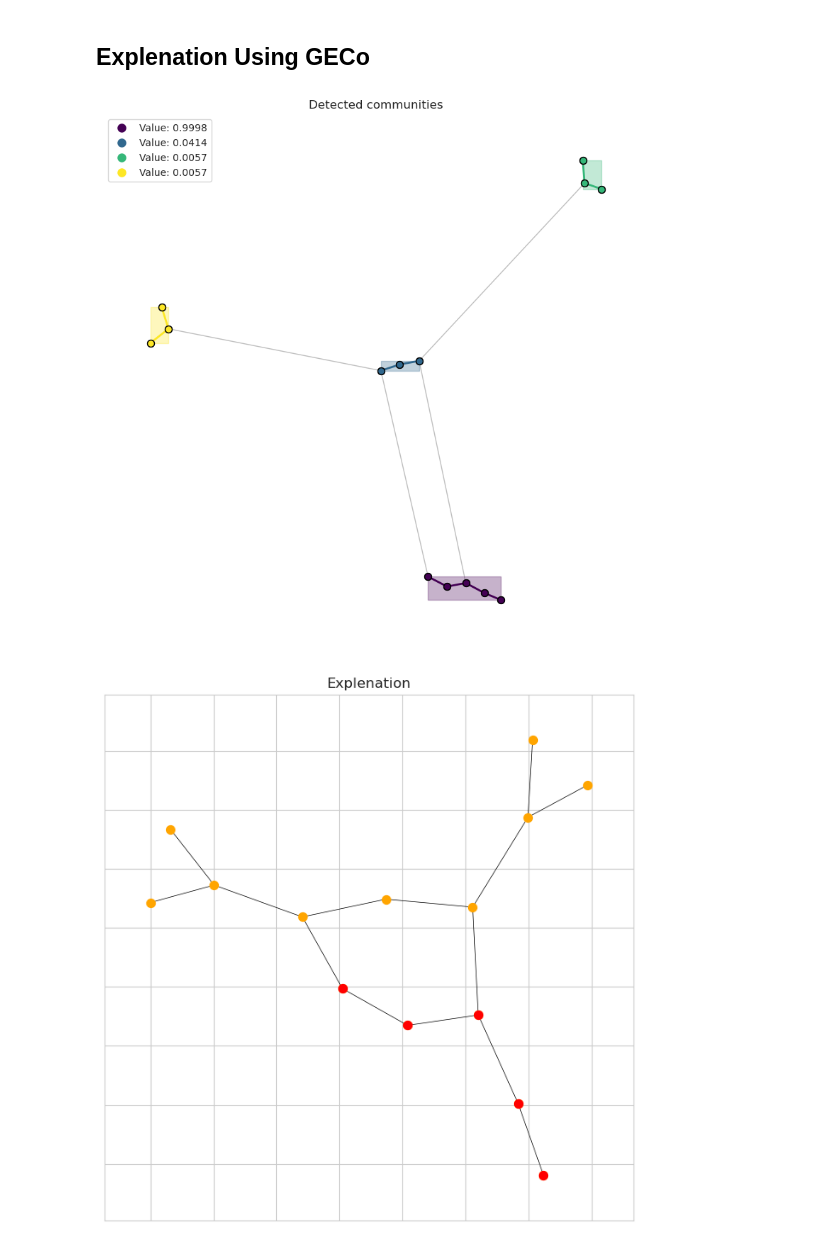
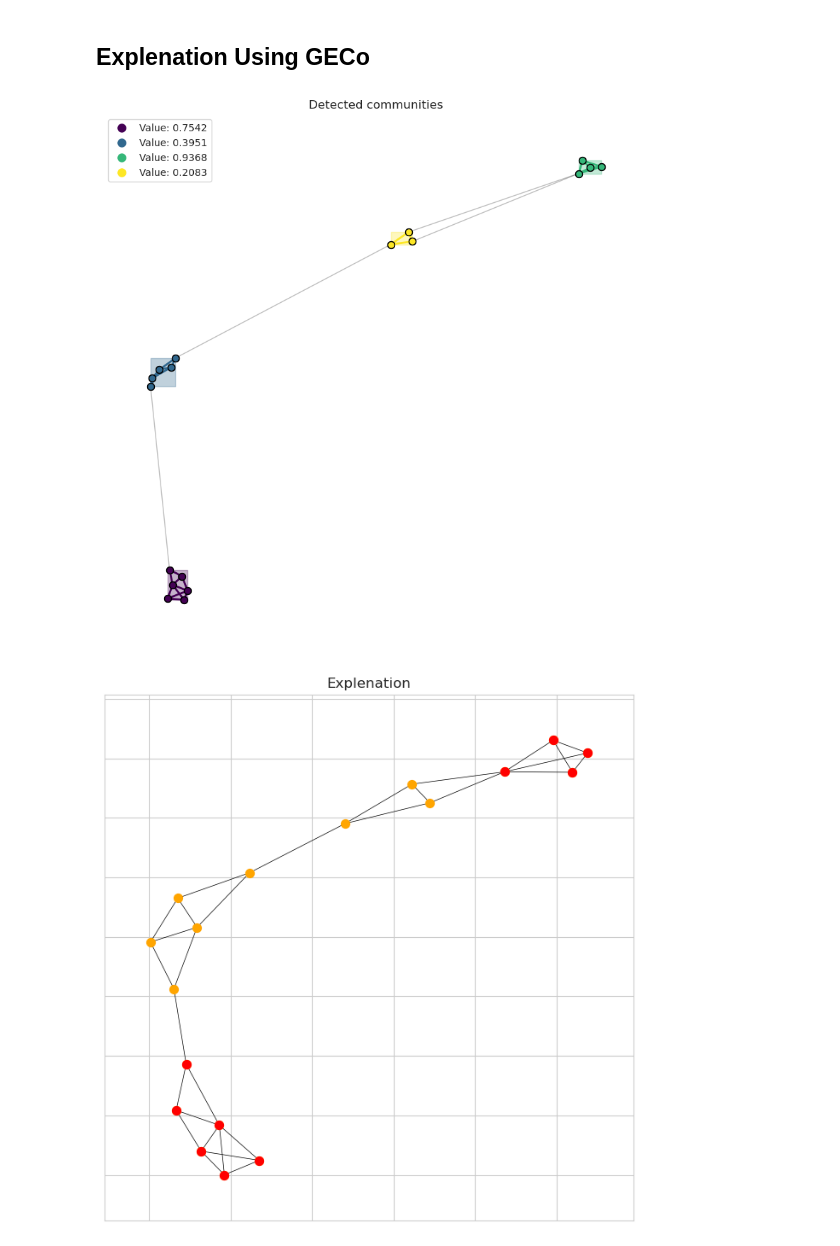
Before and after one commit to salvatorecalderaro/geco_explainer, a Jupyter notebook: example.ipynb, the cells around one changed output. Saved outputs shown, nothing was run; the diff lists cells and outputs as text; code cells hidden in the pictures.

Commit message:
add notebook with PROTEINS dataset

```diff
--- a/example.ipynb
+++ b/example.ipynb
@@ -61,6 +61,6 @@ Using cuda - NVIDIA GeForce RTX 3090 Ti
 # %%
-root="/tmp/MUTAG"
-dataset=TUDataset(root=root,name="MUTAG")
+root="/tmp/PROTEINS"
+dataset=TUDataset(root=root,name="PROTEINS")
 print(f"Number of graphs in the dataset: {len(dataset)}")
 print(f"Number of classes {dataset.num_classes}")
 print(f"Feature Node dimensionality {dataset.num_features}")
@@ -157,10 +160,10 @@ Epoch 1000, loss 0.3674
 # %%
 geco=GECo(device=device,gnn=model)
 
-graph=test_dataset[23]
+graph=test_dataset[10]
 pred,_proba=geco.predict(graph)
 
 exp=geco.explain(graph,pred,visualize=True,verbose=True)
 # %% [output]
-[figure, old version]
+[figure, new version]
-[figure, old version]
+[figure, new version]
```
Also changed, not shown: parts of 4 cells of this notebook.
